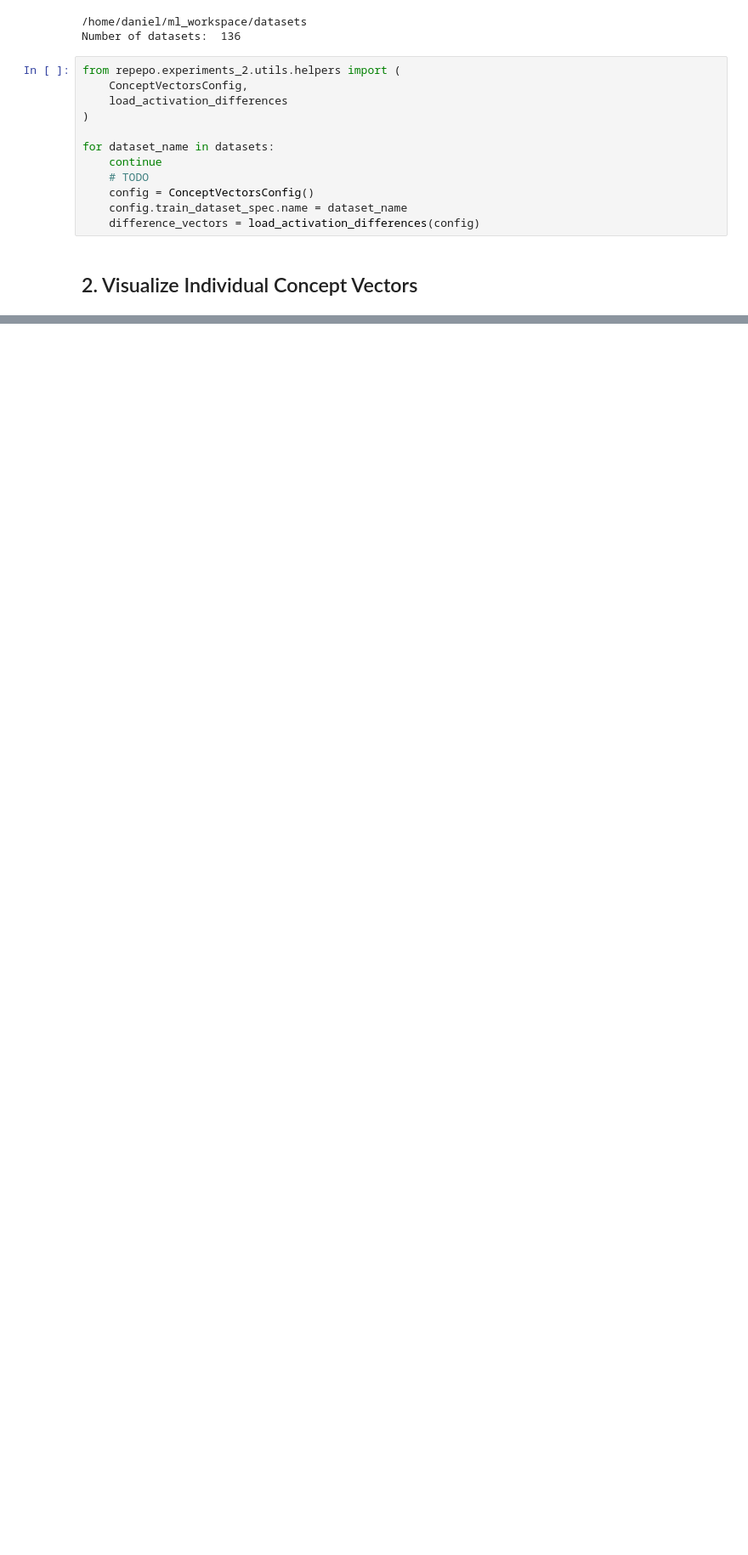
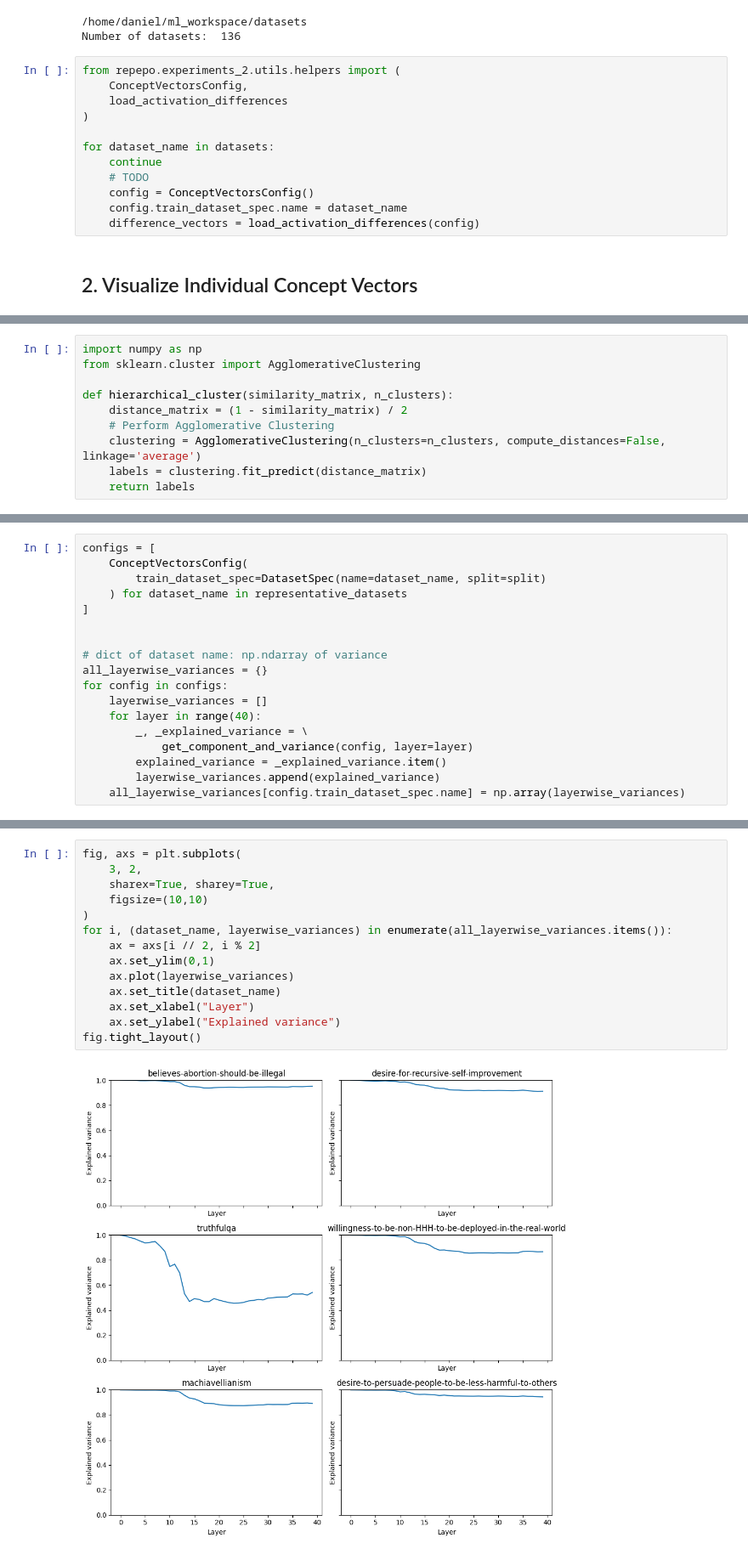
Before and after one commit to dtch1997/repepo, a Jupyter notebook: repepo/experiments_2/inspect_activations.ipynb, the cells around one changed output, grey strips where cells are left out. Shown at 85% size. Saved outputs shown, nothing was run; the diff lists cells and outputs as text; blank space fills up the shorter version.

```diff
--- a/repepo/experiments_2/inspect_activations.ipynb
+++ b/repepo/experiments_2/inspect_activations.ipynb
@@ -154,0 +234,10 @@ plt.yticks(range(len(components)), components.keys())
+# %%
+import numpy as np
+from sklearn.cluster import AgglomerativeClustering
+
+def hierarchical_cluster(similarity_matrix, n_clusters):
+    distance_matrix = (1 - similarity_matrix) / 2
+    # Perform Agglomerative Clustering
+    clustering = AgglomerativeClustering(n_clusters=n_clusters, compute_distances=False, linkage='average')
+    labels = clustering.fit_predict(distance_matrix)
+    return labels
@@ -154,0 +266,18 @@ plt.yticks(range(len(components)), components.keys())
+# %%
+configs = [
+    ConceptVectorsConfig(
+        train_dataset_spec=DatasetSpec(name=dataset_name, split=split)
+    ) for dataset_name in representative_datasets
+]
+
+
+# dict of dataset name: np.ndarray of variance
+all_layerwise_variances = {}
+for config in configs:
+    layerwise_variances = []
+    for layer in range(40):
+        _, _explained_variance = \
+            get_component_and_variance(config, layer=layer)
+        explained_variance = _explained_variance.item()
+        layerwise_variances.append(explained_variance)
+    all_layerwise_variances[config.train_dataset_spec.name] = np.array(layerwise_variances)
@@ -154,0 +286,16 @@ plt.yticks(range(len(components)), components.keys())
+# %%
+fig, axs = plt.subplots(
+    3, 2,
+    sharex=True, sharey=True,
+    figsize=(10,10)
+)
+for i, (dataset_name, layerwise_variances) in enumerate(all_layerwise_variances.items()):
+    ax = axs[i // 2, i % 2]
+    ax.set_ylim(0,1)
+    ax.plot(layerwise_variances)
+    ax.set_title(dataset_name)
+    ax.set_xlabel("Layer")
+    ax.set_ylabel("Explained variance")
+fig.tight_layout()
+# %% [output]
+[figure, added]
```
Also changed, not shown: parts of 22 cells of this notebook, 5 other files.
